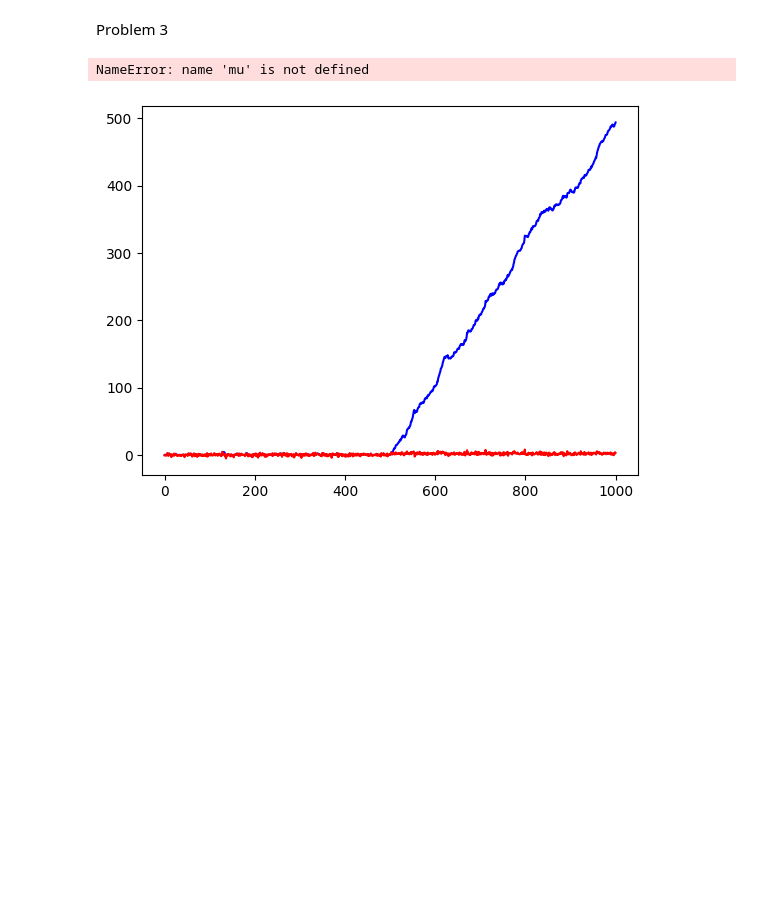
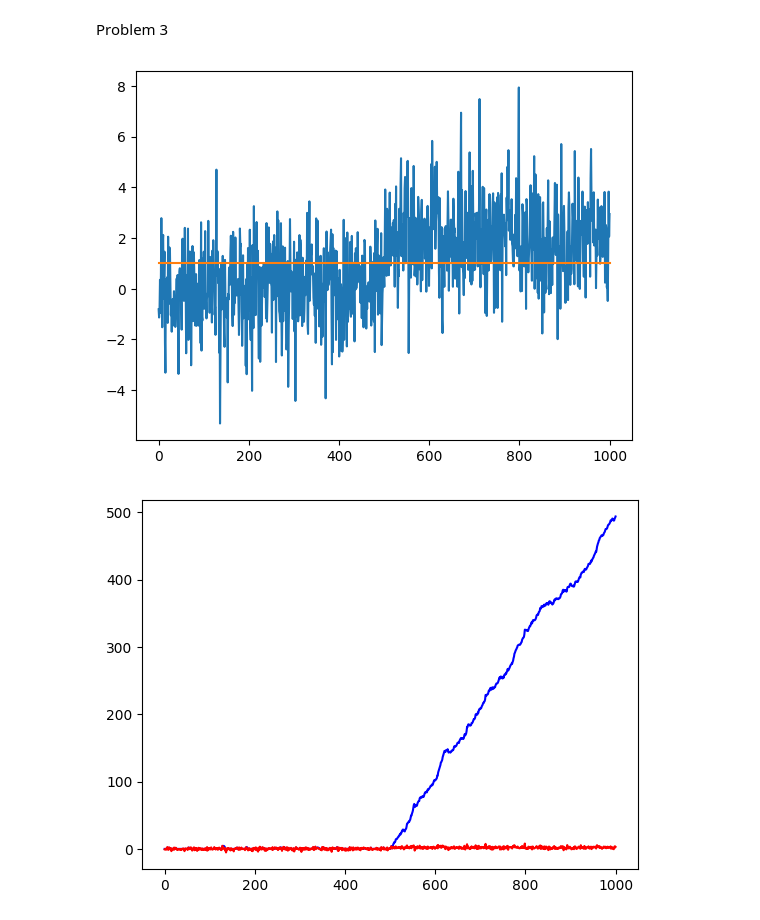
Before and after one commit to evitell/EL2050-hw-1-3, a Jupyter notebook: notebook1-hw13.ipynb, the cells around one changed output. Saved outputs shown, nothing was run; the diff lists cells and outputs as text; code cells hidden in the pictures; blank space fills up the shorter version.

```diff
--- a/notebook1-hw13.ipynb
+++ b/notebook1-hw13.ipynb
@@ -74,10 +87,11 @@ def estimate_csum_params(r):
   k=0.5
   return h,k
 # %%
+mu=np.mean(r)
 plt.plot(np.linspace(0,len(r),num=len(r)),r,np.linspace(0,len(r),num=len(r)),[mu]*len(r) )
 plt.show()
 # %% [output]
-NameError: name 'mu' is not defined
+[figure, added]
 # %%
 h,k=estimate_csum_params(r)
 k=0.5
```
Also changed, not shown: parts of 8 cells of this notebook, 2 other files.
